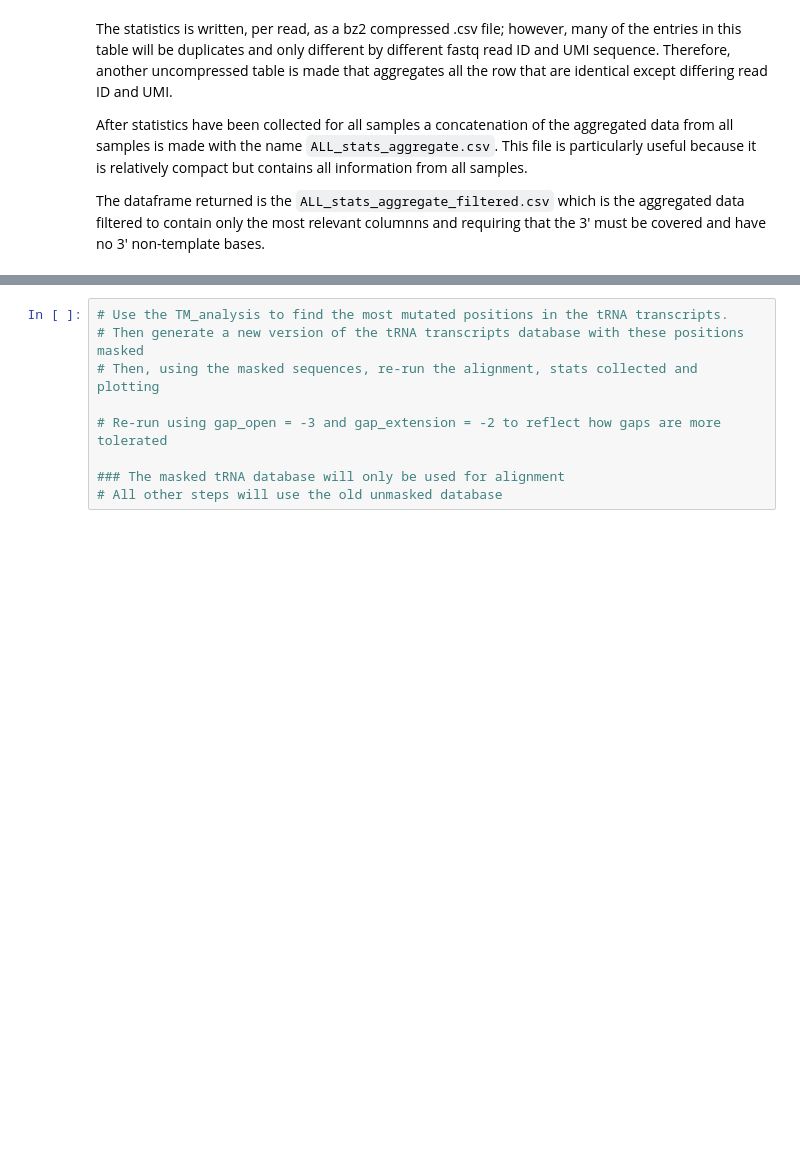
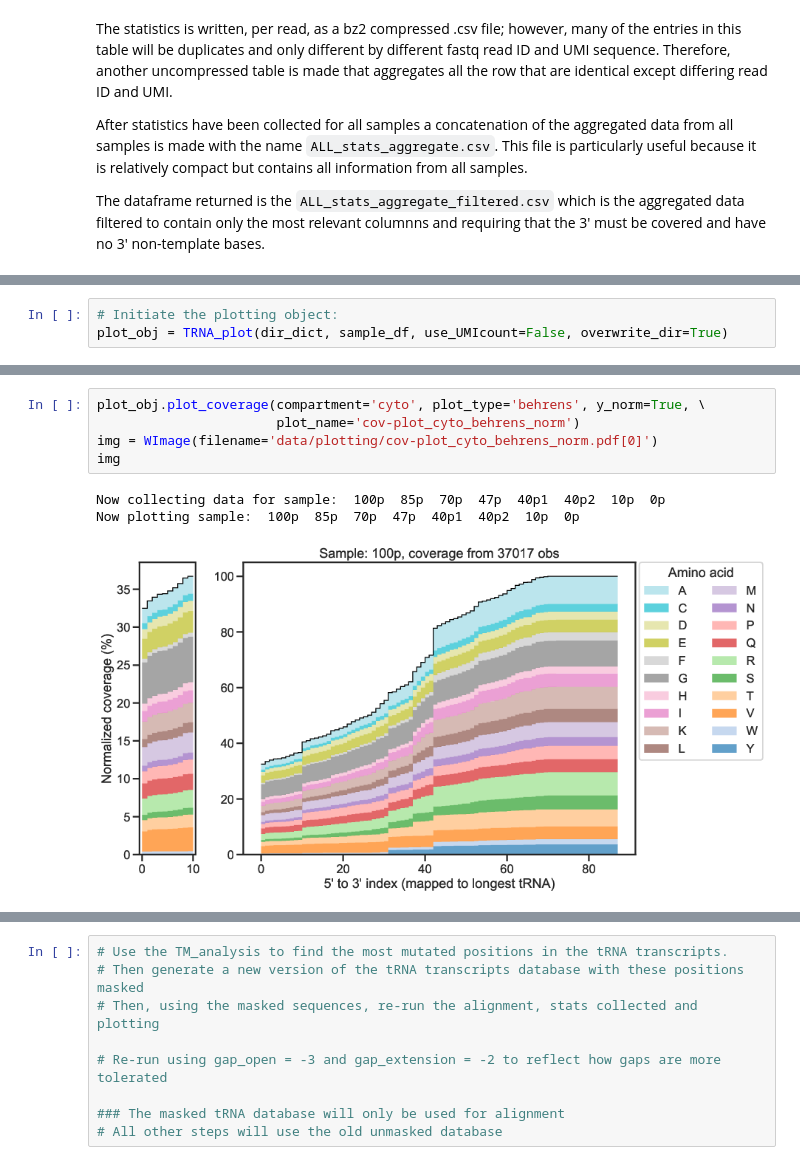
Before and after one commit to krdav/tRNA-charge-seq, a Jupyter notebook: projects/example/process_data.ipynb, the cells around one changed output, grey strips where cells are left out. Drawn from its saved outputs; the diff is of its cells as text; blank space fills up the shorter version.

Commit message:
plotting for example

```diff
--- a/projects/example/process_data.ipynb
+++ b/projects/example/process_data.ipynb
@@ -485,0 +461,3 @@ agg_df.head(2)
+# %%
+# Initiate the plotting object:
+plot_obj = TRNA_plot(dir_dict, sample_df, use_UMIcount=False, overwrite_dir=True)
@@ -485,0 +472,9 @@ agg_df.head(2)
+# %%
+plot_obj.plot_coverage(compartment='cyto', plot_type='behrens', y_norm=True, \
+                       plot_name='cov-plot_cyto_behrens_norm')
+img = WImage(filename='data/plotting/cov-plot_cyto_behrens_norm.pdf[0]')
+img
+# %% [output]
+Now collecting data for sample:  100p  85p  70p  47p  40p1  40p2  10p  0p
+Now plotting sample:  100p  85p  70p  47p  40p1  40p2  10p  0p
+[figure, added]
```
Also changed, not shown: parts of 44 cells of this notebook.
